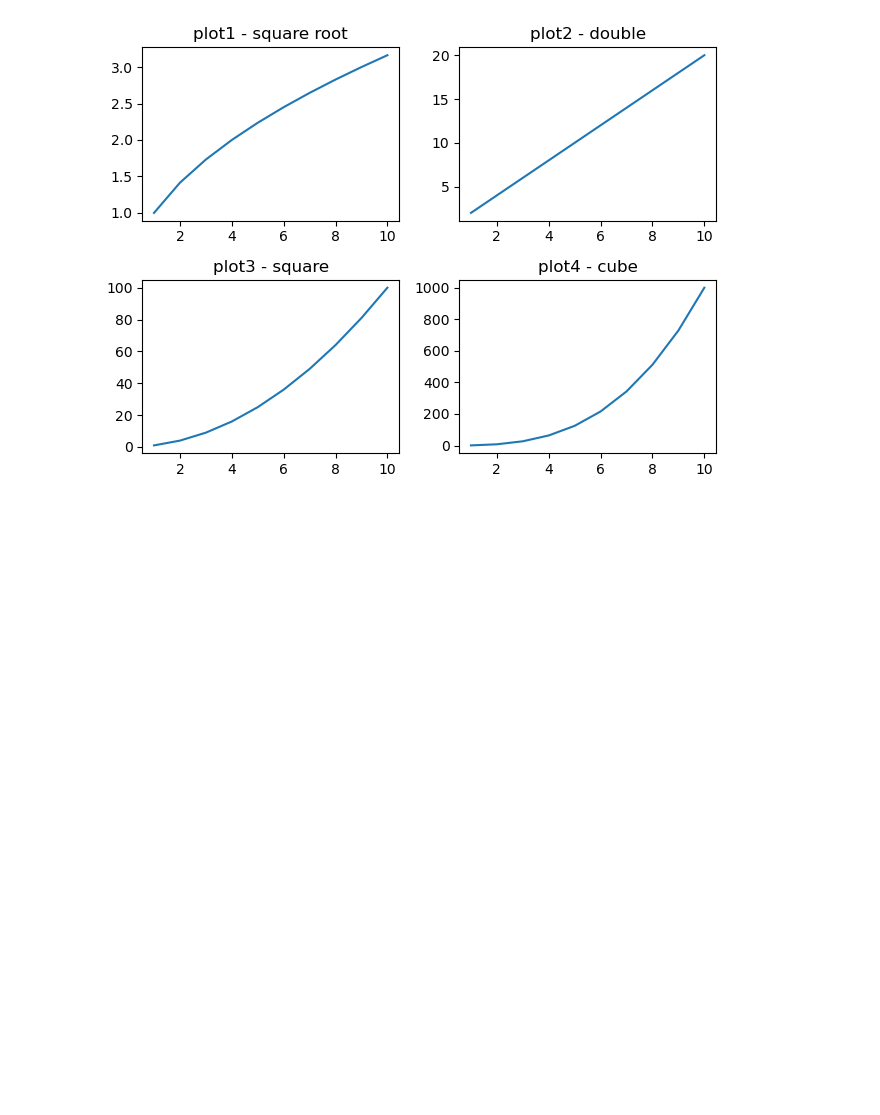
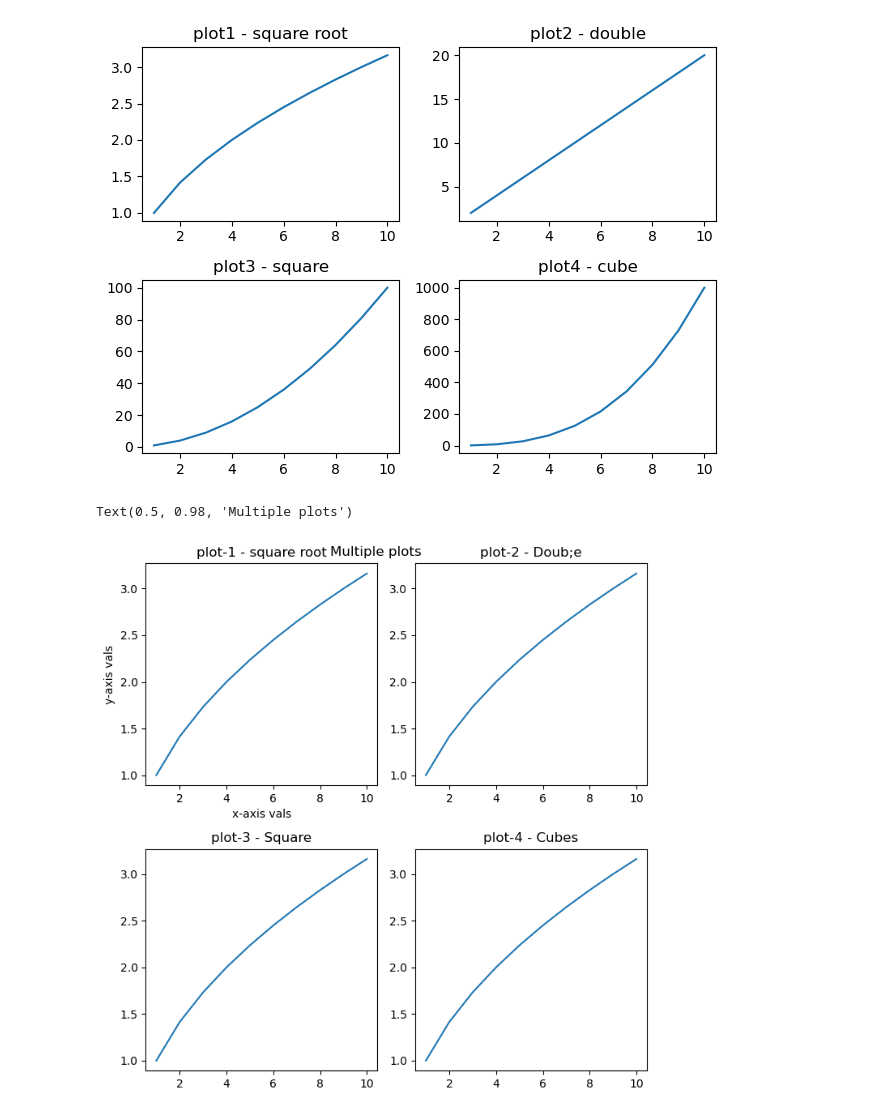
Before and after one commit to md-zaid-10/Data-Visualization, a Jupyter notebook: matplotlib.ipynb, the cells around one changed output. Drawn from its saved outputs; the diff is of its cells as text; code cells hidden in the pictures; blank space fills up the shorter version.

Commit message:
Object Oriented API in Matplotlib

```diff
--- a/matplotlib.ipynb
+++ b/matplotlib.ipynb
@@ -466,3 +466,26 @@ plt.title("plot4 - cube")
 plt.tight_layout()
 # %% [output]
 [figure]
+# %%
+# Modern Matplotlib
+
+fig, ax = plt.subplots(2, 2, figsize=(7,7))
+ax[0][0].plot(x, y1)
+ax[0][0].set_title("plot-1 - square root")
+ax[0][0].set_xlabel("x-axis vals")
+ax[0][0].set_ylabel("y-axis vals")
+
+ax[0][1].plot(x, y1)
+ax[0][1].set_title("plot-2 - Doub;e")
+
+ax[1][0].plot(x, y1)
+ax[1][0].set_title("plot-3 - Square")
+
+ax[1][1].plot(x, y1)
+ax[1][1].set_title("plot-4 - Cubes")
+
+fig.tight_layout()
+fig.suptitle("Multiple plots")
+# %% [output]
+Text(0.5, 0.98, 'Multiple plots')
+[figure, added]
```
Also changed, not shown: parts of 1 cell of this notebook.
